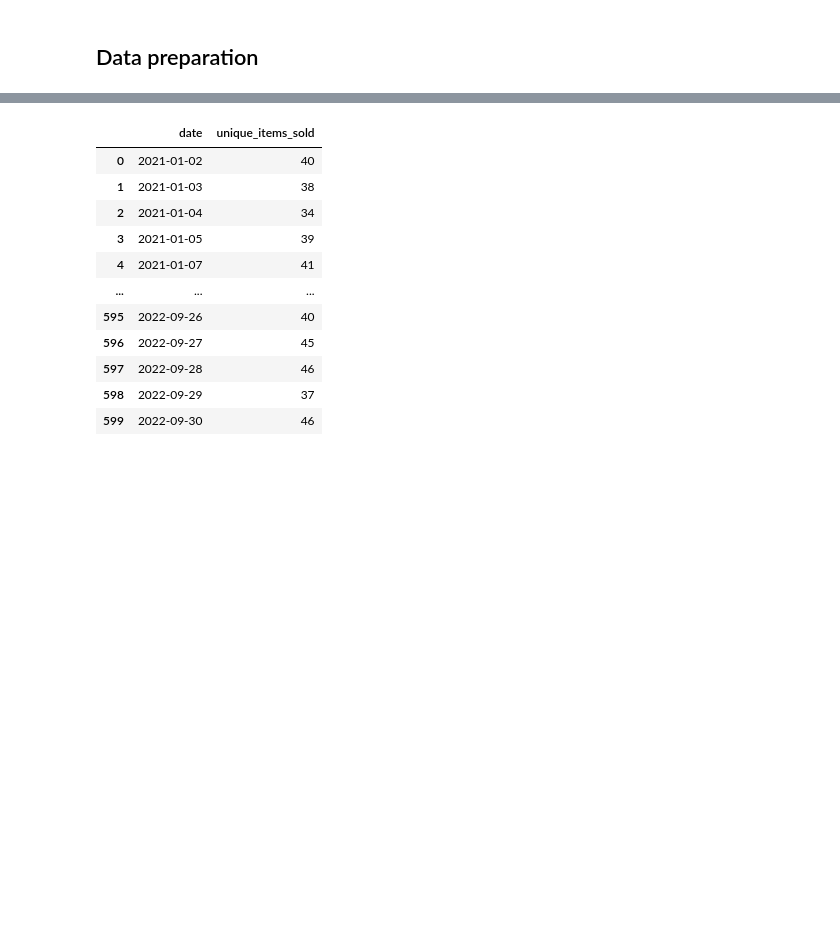
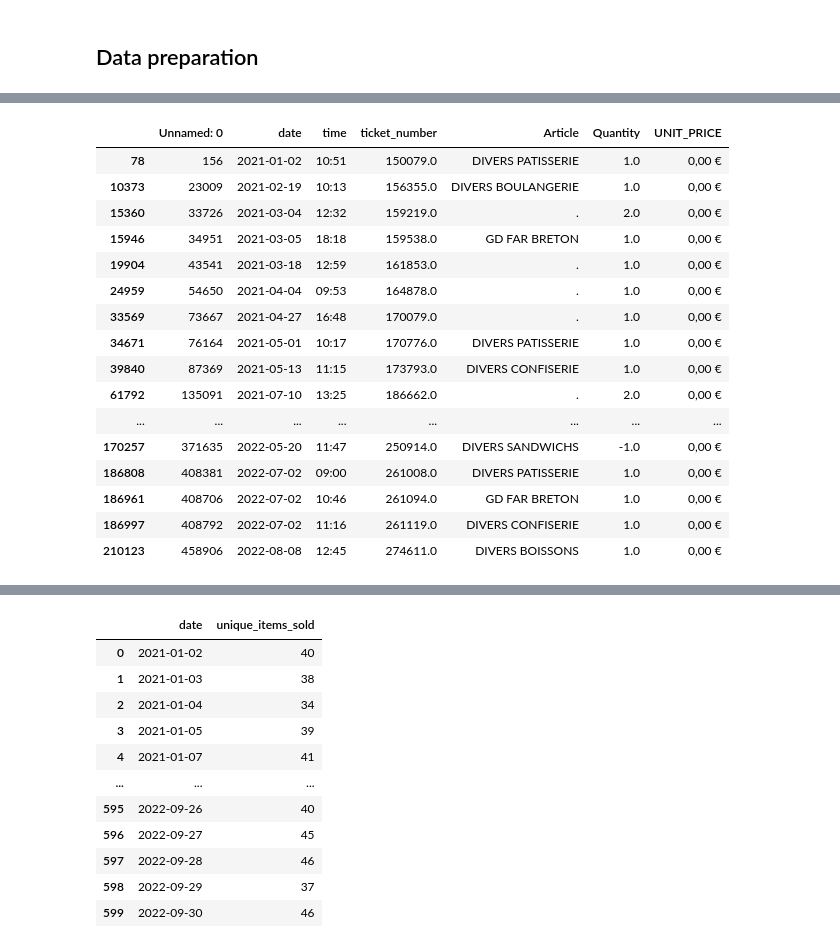
Before and after one commit to msbeigi/sale-analysis, a Jupyter notebook: backery_sale.ipynb, the cells around one changed output, grey strips where cells are left out. Saved outputs shown, nothing was run; the diff lists cells and outputs as text; code cells hidden in the pictures; blank space fills up the shorter version.

```diff
--- a/backery_sale.ipynb
+++ b/backery_sale.ipynb
@@ -197,0 +199,20 @@ merged_data[merged_data['is_freezing_day']==True]
+# %%
+backery[backery['UNIT_PRICE']=='0,00 €']
+# %% [output]
+|  | Unnamed: 0 | date | time | ticket_number | Article | Quantity | UNIT_PRICE |
+| 78 | 156 | 2021-01-02 | 10:51 | 150079.0 | DIVERS PATISSERIE | 1.0 | 0,00 € |
+| 10373 | 23009 | 2021-02-19 | 10:13 | 156355.0 | DIVERS BOULANGERIE | 1.0 | 0,00 € |
+| 15360 | 33726 | 2021-03-04 | 12:32 | 159219.0 | . | 2.0 | 0,00 € |
+| 15946 | 34951 | 2021-03-05 | 18:18 | 159538.0 | GD FAR BRETON | 1.0 | 0,00 € |
+| 19904 | 43541 | 2021-03-18 | 12:59 | 161853.0 | . | 1.0 | 0,00 € |
+| 24959 | 54650 | 2021-04-04 | 09:53 | 164878.0 | . | 1.0 | 0,00 € |
+| 33569 | 73667 | 2021-04-27 | 16:48 | 170079.0 | . | 1.0 | 0,00 € |
+| 34671 | 76164 | 2021-05-01 | 10:17 | 170776.0 | DIVERS PATISSERIE | 1.0 | 0,00 € |
+| 39840 | 87369 | 2021-05-13 | 11:15 | 173793.0 | DIVERS CONFISERIE | 1.0 | 0,00 € |
+| 61792 | 135091 | 2021-07-10 | 13:25 | 186662.0 | . | 2.0 | 0,00 € |
+| ... | ... | ... | ... | ... | ... | ... | ... |
+| 170257 | 371635 | 2022-05-20 | 11:47 | 250914.0 | DIVERS SANDWICHS | -1.0 | 0,00 € |
+| 186808 | 408381 | 2022-07-02 | 09:00 | 261008.0 | DIVERS PATISSERIE | 1.0 | 0,00 € |
+| 186961 | 408706 | 2022-07-02 | 10:46 | 261094.0 | GD FAR BRETON | 1.0 | 0,00 € |
+| 186997 | 408792 | 2022-07-02 | 11:16 | 261119.0 | DIVERS CONFISERIE | 1.0 | 0,00 € |
+| 210123 | 458906 | 2022-08-08 | 12:45 | 274611.0 | DIVERS BOISSONS | 1.0 | 0,00 € |
```
Also changed, not shown: parts of 20 cells of this notebook.
